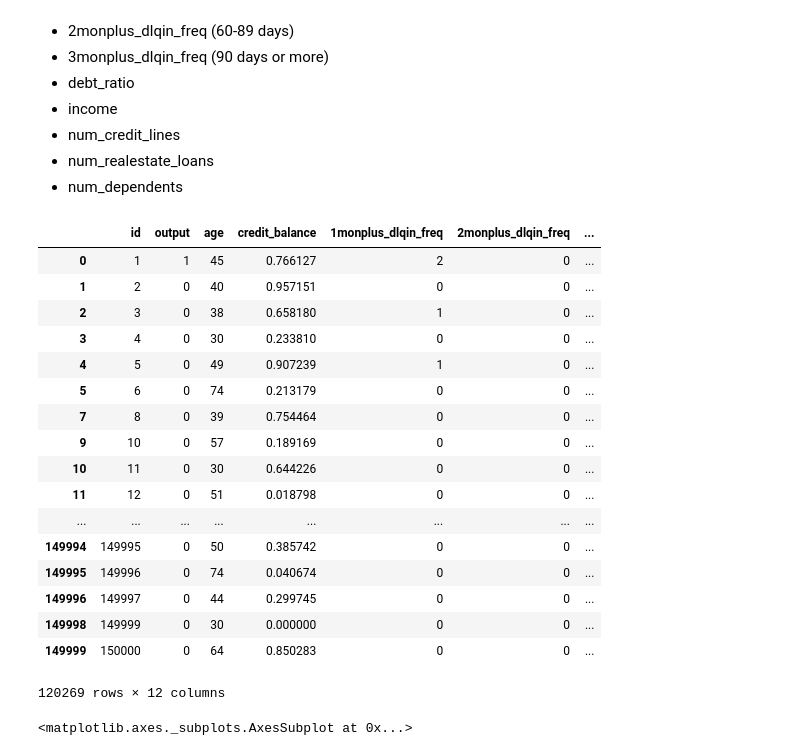
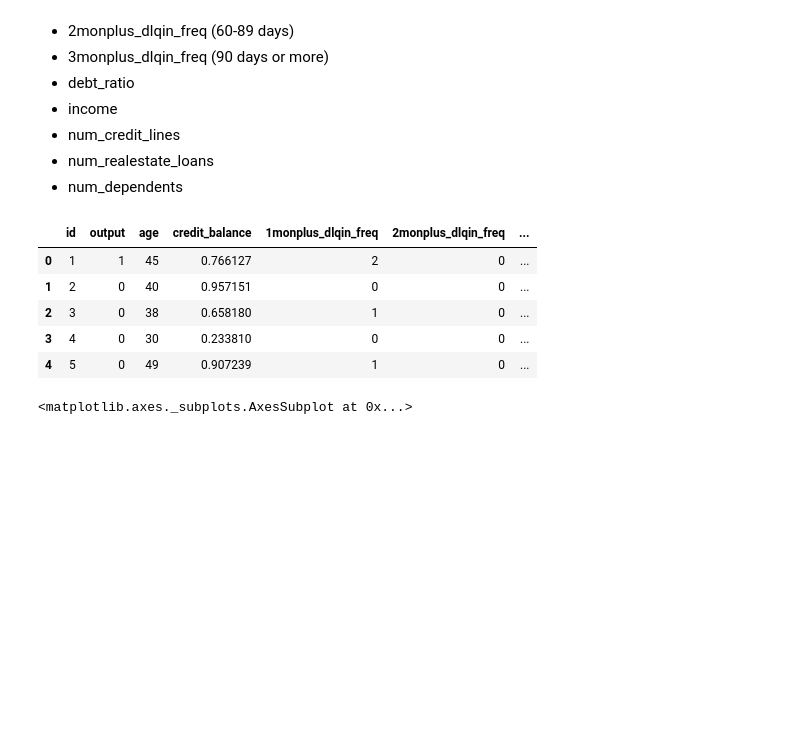
Before and after one commit to aakash257/finance_ds, a Jupyter notebook: kaggle_givemesomecredit.ipynb, the cells around one changed output. Cells and saved outputs as stored; diff of their text form; code cells hidden in the pictures; blank space fills up the shorter version.

```diff
--- a/kaggle_givemesomecredit.ipynb
+++ b/kaggle_givemesomecredit.ipynb
@@ -27,26 +27,14 @@ Independent (10) variables:
 df = pd.read_csv(path)
 df = df.dropna(axis=0)
 # %%
-df
+df.head()
 # %% [output]
 |  | id | output | age | credit_balance | 1monplus_dlqin_freq | 2monplus_dlqin_freq | ... |
 | 0 | 1 | 1 | 45 | 0.766127 | 2 | 0 | ... |
 | 1 | 2 | 0 | 40 | 0.957151 | 0 | 0 | ... |
 | 2 | 3 | 0 | 38 | 0.658180 | 1 | 0 | ... |
 | 3 | 4 | 0 | 30 | 0.233810 | 0 | 0 | ... |
 | 4 | 5 | 0 | 49 | 0.907239 | 1 | 0 | ... |
-| 5 | 6 | 0 | 74 | 0.213179 | 0 | 0 | ... |
-| 7 | 8 | 0 | 39 | 0.754464 | 0 | 0 | ... |
-| 9 | 10 | 0 | 57 | 0.189169 | 0 | 0 | ... |
-| 10 | 11 | 0 | 30 | 0.644226 | 0 | 0 | ... |
-| 11 | 12 | 0 | 51 | 0.018798 | 0 | 0 | ... |
-| ... | ... | ... | ... | ... | ... | ... | ... |
-| 149994 | 149995 | 0 | 50 | 0.385742 | 0 | 0 | ... |
-| 149995 | 149996 | 0 | 74 | 0.040674 | 0 | 0 | ... |
-| 149996 | 149997 | 0 | 44 | 0.299745 | 0 | 0 | ... |
-| 149998 | 149999 | 0 | 30 | 0.000000 | 0 | 0 | ... |
-| 149999 | 150000 | 0 | 64 | 0.850283 | 0 | 0 | ... |
-120269 rows × 12 columns
 # %%
 df = df.drop('id', axis = 1)
 # %%
```
Also changed, not shown: parts of 16 cells of this notebook.
